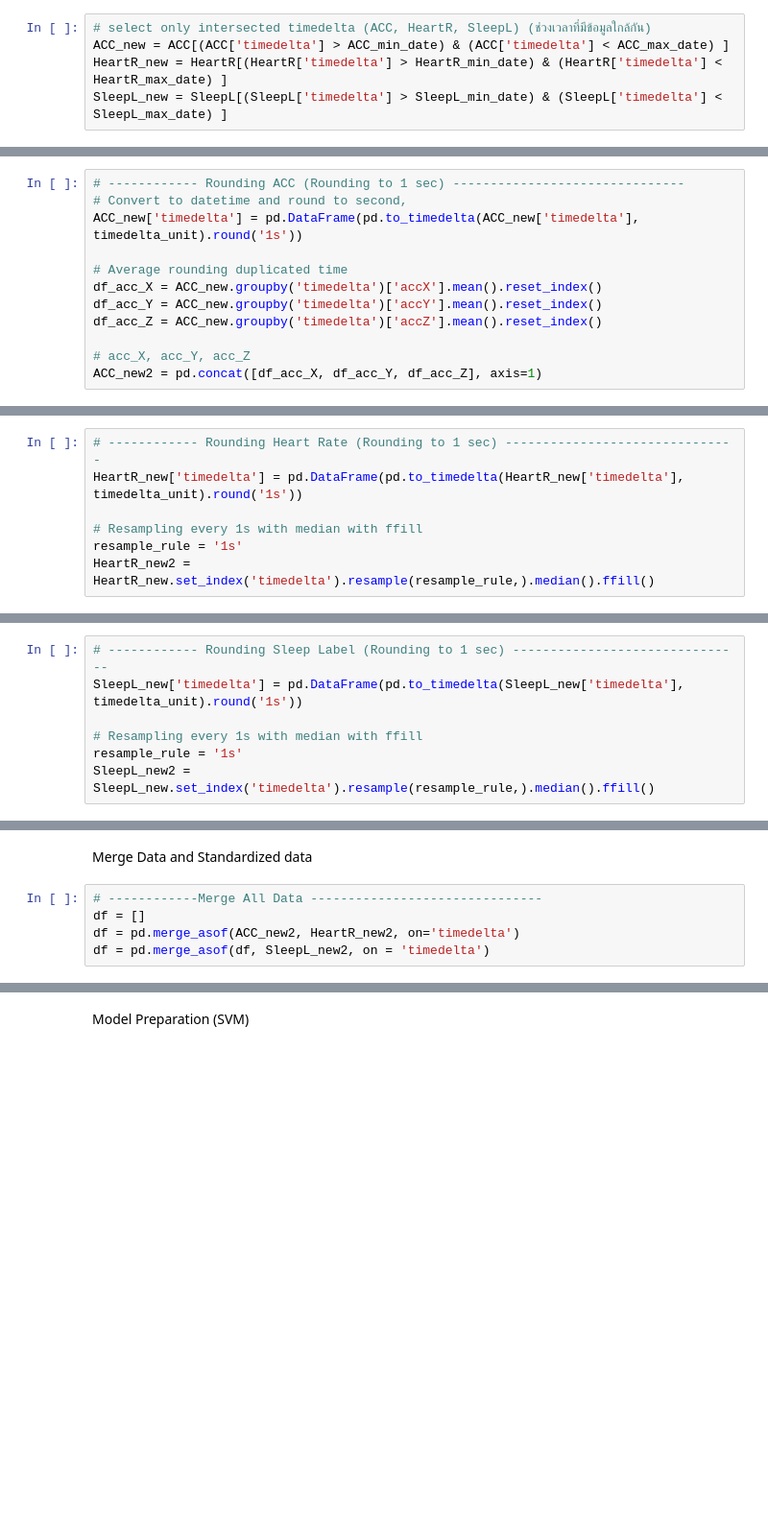
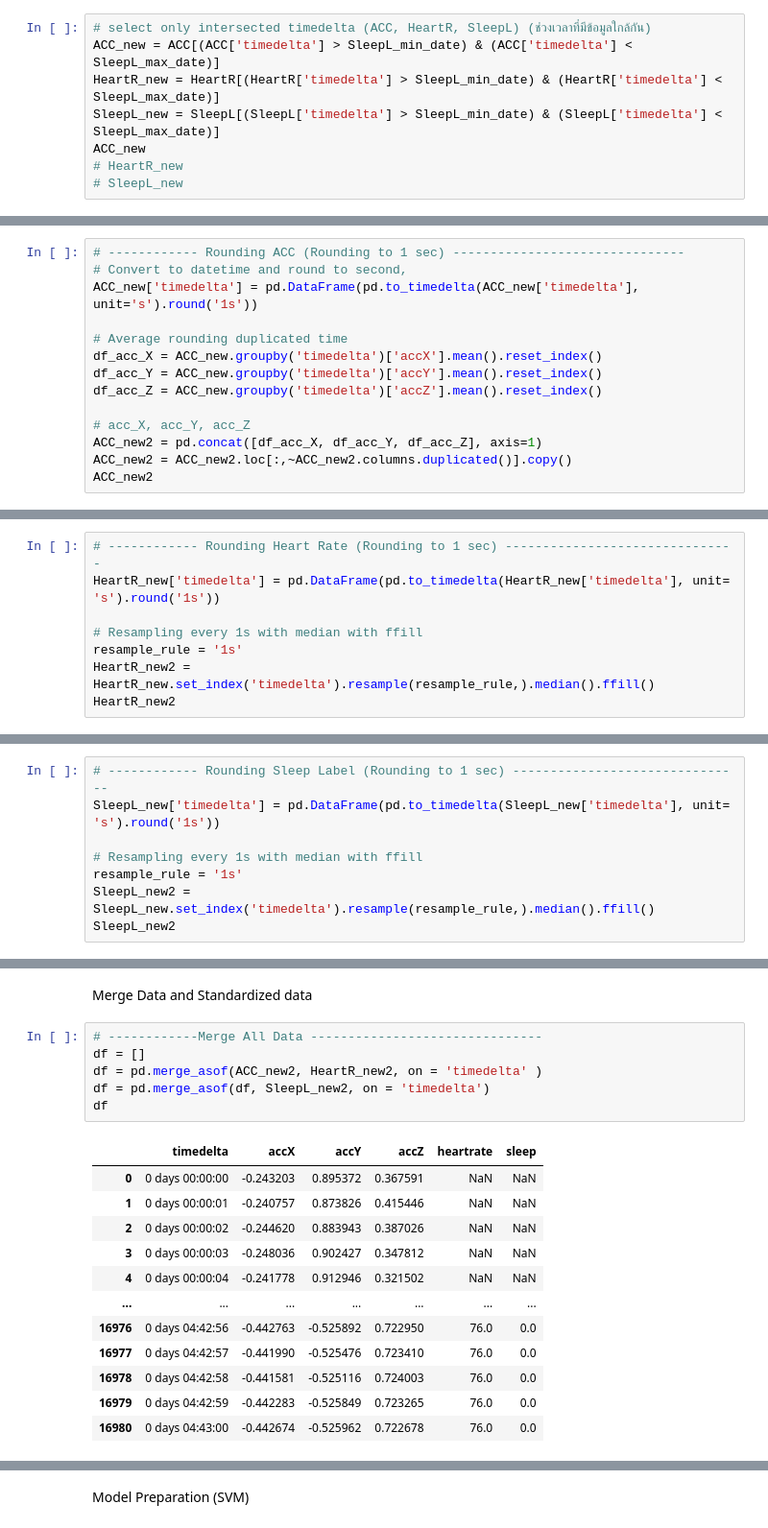
Before and after one commit to Napatji/ML, a Jupyter notebook: Activity 8/Activity8.ipynb, the cells around one changed output, grey strips where cells are left out. Shown at 96% size. Saved outputs shown, nothing was run; the diff lists cells and outputs as text; blank space fills up the shorter version.

```diff
--- a/Activity 8/Activity8.ipynb
+++ b/Activity 8/Activity8.ipynb
@@ -41,6 +57,9 @@ HeartR start : -556410.36066 | HeartR end : 16980.47229
 SleepL start : 0             | SleepL end : 16980
 # %%
 # select only intersected timedelta (ACC, HeartR, SleepL) (ช่วงเวลาที่มีข้อมูลใกล้กัน)
-ACC_new = ACC[(ACC['timedelta'] > ACC_min_date) & (ACC['timedelta'] < ACC_max_date) ]
-HeartR_new = HeartR[(HeartR['timedelta'] > HeartR_min_date) & (HeartR['timedelta'] < HeartR_max_date) ]
-SleepL_new = SleepL[(SleepL['timedelta'] > SleepL_min_date) & (SleepL['timedelta'] < SleepL_max_date) ]
+ACC_new = ACC[(ACC['timedelta'] > SleepL_min_date) & (ACC['timedelta'] < SleepL_max_date)]
+HeartR_new = HeartR[(HeartR['timedelta'] > SleepL_min_date) & (HeartR['timedelta'] < SleepL_max_date)]
+SleepL_new = SleepL[(SleepL['timedelta'] > SleepL_min_date) & (SleepL['timedelta'] < SleepL_max_date)]
+ACC_new
+# HeartR_new
+# SleepL_new
@@ -47,7 +80,7 @@ SleepL_new = SleepL[(SleepL['timedelta'] > SleepL_min_date) & (SleepL['timedelta
 # %%
 # ------------ Rounding ACC (Rounding to 1 sec) -------------------------------
 # Convert to datetime and round to second,
-ACC_new['timedelta'] = pd.DataFrame(pd.to_timedelta(ACC_new['timedelta'], timedelta_unit).round('1s'))
+ACC_new['timedelta'] = pd.DataFrame(pd.to_timedelta(ACC_new['timedelta'], unit='s').round('1s'))
 
 # Average rounding duplicated time
 df_acc_X = ACC_new.groupby('timedelta')['accX'].mean().reset_index()
@@ -56,3 +89,5 @@ df_acc_Z = ACC_new.groupby('timedelta')['accZ'].mean().reset_index()
 
 # acc_X, acc_Y, acc_Z
 ACC_new2 = pd.concat([df_acc_X, df_acc_Y, df_acc_Z], axis=1)
+ACC_new2 = ACC_new2.loc[:,~ACC_new2.columns.duplicated()].copy()
+ACC_new2
@@ -59,7 +113,8 @@ ACC_new2 = pd.concat([df_acc_X, df_acc_Y, df_acc_Z], axis=1)
 # %%
 # ------------ Rounding Heart Rate (Rounding to 1 sec) -------------------------------
-HeartR_new['timedelta'] = pd.DataFrame(pd.to_timedelta(HeartR_new['timedelta'], timedelta_unit).round('1s'))
+HeartR_new['timedelta'] = pd.DataFrame(pd.to_timedelta(HeartR_new['timedelta'], unit= 's').round('1s'))
 
 # Resampling every 1s with median with ffill
 resample_rule = '1s'
 HeartR_new2 = HeartR_new.set_index('timedelta').resample(resample_rule,).median().ffill()
+HeartR_new2
@@ -66,7 +141,8 @@ HeartR_new2 = HeartR_new.set_index('timedelta').resample(resample_rule,).median(
 # %%
 # ------------ Rounding Sleep Label (Rounding to 1 sec) -------------------------------
-SleepL_new['timedelta'] = pd.DataFrame(pd.to_timedelta(SleepL_new['timedelta'], timedelta_unit).round('1s'))
+SleepL_new['timedelta'] = pd.DataFrame(pd.to_timedelta(SleepL_new['timedelta'], unit= 's').round('1s'))
 
 # Resampling every 1s with median with ffill
 resample_rule = '1s'
 SleepL_new2 = SleepL_new.set_index('timedelta').resample(resample_rule,).median().ffill()
+SleepL_new2
@@ -75,5 +171,19 @@ Merge Data and Standardized data
 # %%
 # ------------Merge All Data -------------------------------
 df = []
-df = pd.merge_asof(ACC_new2, HeartR_new2, on='timedelta')
+df = pd.merge_asof(ACC_new2, HeartR_new2, on = 'timedelta' )
 df = pd.merge_asof(df, SleepL_new2, on = 'timedelta')
+df
+# %% [output]
+|  | timedelta | accX | accY | accZ | heartrate | sleep |
+| 0 | 0 days 00:00:00 | -0.243203 | 0.895372 | 0.367591 | NaN | NaN |
+| 1 | 0 days 00:00:01 | -0.240757 | 0.873826 | 0.415446 | NaN | NaN |
+| 2 | 0 days 00:00:02 | -0.244620 | 0.883943 | 0.387026 | NaN | NaN |
+| 3 | 0 days 00:00:03 | -0.248036 | 0.902427 | 0.347812 | NaN | NaN |
+| 4 | 0 days 00:00:04 | -0.241778 | 0.912946 | 0.321502 | NaN | NaN |
+| ... | ... | ... | ... | ... | ... | ... |
+| 16976 | 0 days 04:42:56 | -0.442763 | -0.525892 | 0.722950 | 76.0 | 0.0 |
+| 16977 | 0 days 04:42:57 | -0.441990 | -0.525476 | 0.723410 | 76.0 | 0.0 |
+| 16978 | 0 days 04:42:58 | -0.441581 | -0.525116 | 0.724003 | 76.0 | 0.0 |
+| 16979 | 0 days 04:42:59 | -0.442283 | -0.525849 | 0.723265 | 76.0 | 0.0 |
+| 16980 | 0 days 04:43:00 | -0.442674 | -0.525962 | 0.722678 | 76.0 | 0.0 |
```
Also changed, not shown: parts of 24 cells of this notebook, 5 other files.
